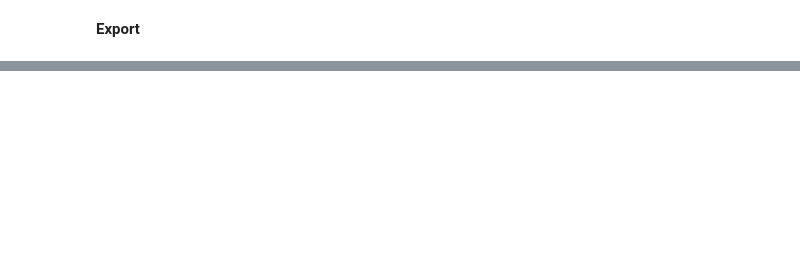
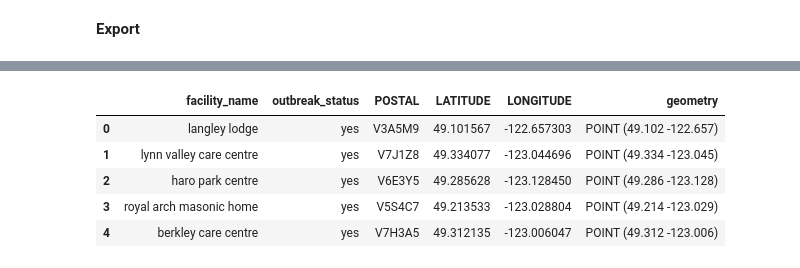
Before and after one commit to nganlyle/wrangle_covid, a Jupyter notebook: wrangling/BC-LTC-ODHF-Merge.ipynb, the cells around one changed output, grey strips where cells are left out. Cells and saved outputs as stored; diff of their text form; code cells hidden in the pictures; blank space fills up the shorter version.

```diff
--- a/wrangling/BC-LTC-ODHF-Merge.ipynb
+++ b/wrangling/BC-LTC-ODHF-Merge.ipynb
@@ -305,0 +341,11 @@ ltc_odhf2 = ltc_odhf.set_index('facility_name').drop(index = to_drop)
+# %%
+from geopy.extra.rate_limiter import RateLimiter
+
+# 1 - convenient function to delay between geocoding calls
+geocode = RateLimiter(locator.geocode, min_delay_seconds=1)
+
+# 2- - create location column
+info['location'] = info['address'].apply(geocode)
+
+# 3 - create longitude, laatitude and altitude from location column (returns tuple)
+info['point'] = info['location'].apply(lambda loc: tuple(loc.point) if loc else None)
@@ -337,0 +562,16 @@ msno.matrix(ltc_odhf3.reset_index()[['facility_name', 'BEDS_TOTAL', 'latitude_x'
+# %%
+geometry = [Point(xy) for xy in zip(complete.LATITUDE, complete.LONGITUDE)]
+crs = {'init' : 'EPSG:4326'} # coordinate ref system
+
+geo_df = gpd.GeoDataFrame(complete,
+                         crs = crs,
+                         geometry = geometry)
+
+geo_df[['facility_name', 'outbreak_status','POSTAL', 'LATITUDE', 'LONGITUDE', 'geometry']].head()
+# %% [output]
+|  | facility_name | outbreak_status | POSTAL | LATITUDE | LONGITUDE | geometry |
+| 0 | langley lodge | yes | V3A5M9 | 49.101567 | -122.657303 | POINT (49.102 -122.657) |
+| 1 | lynn valley care centre | yes | V7J1Z8 | 49.334077 | -123.044696 | POINT (49.334 -123.045) |
+| 2 | haro park centre | yes | V6E3Y5 | 49.285628 | -123.128450 | POINT (49.286 -123.128) |
+| 3 | royal arch masonic home | yes | V5S4C7 | 49.213533 | -123.028804 | POINT (49.214 -123.029) |
+| 4 | berkley care centre | yes | V7H3A5 | 49.312135 | -123.006047 | POINT (49.312 -123.006) |
```
Also changed, not shown: parts of 38 cells of this notebook, 12 other files.
